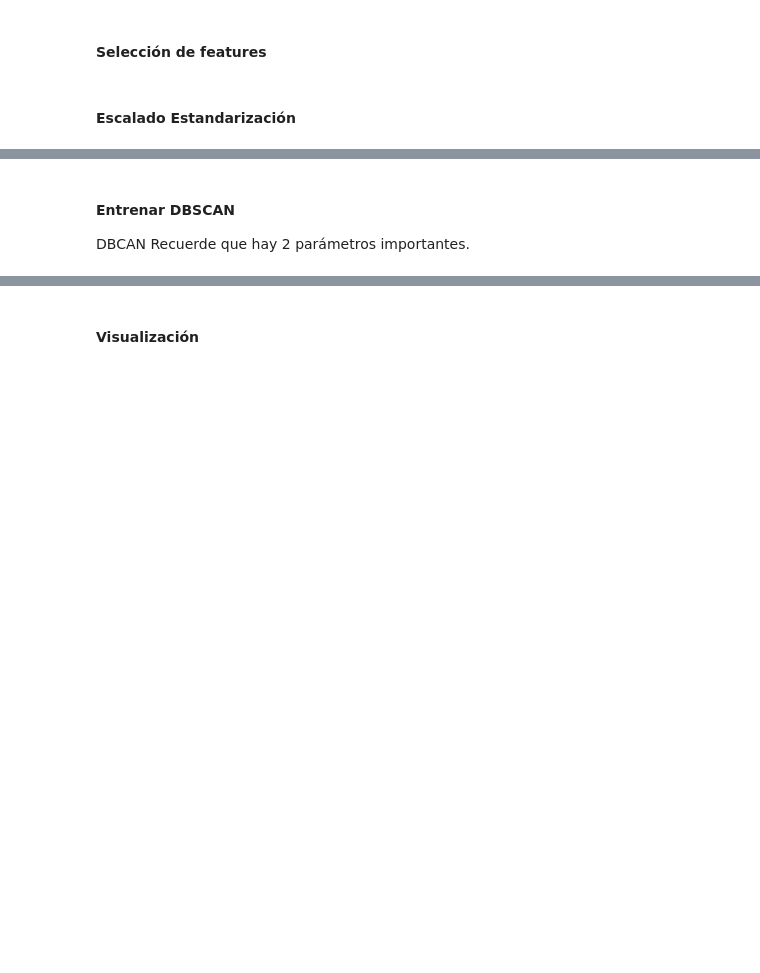
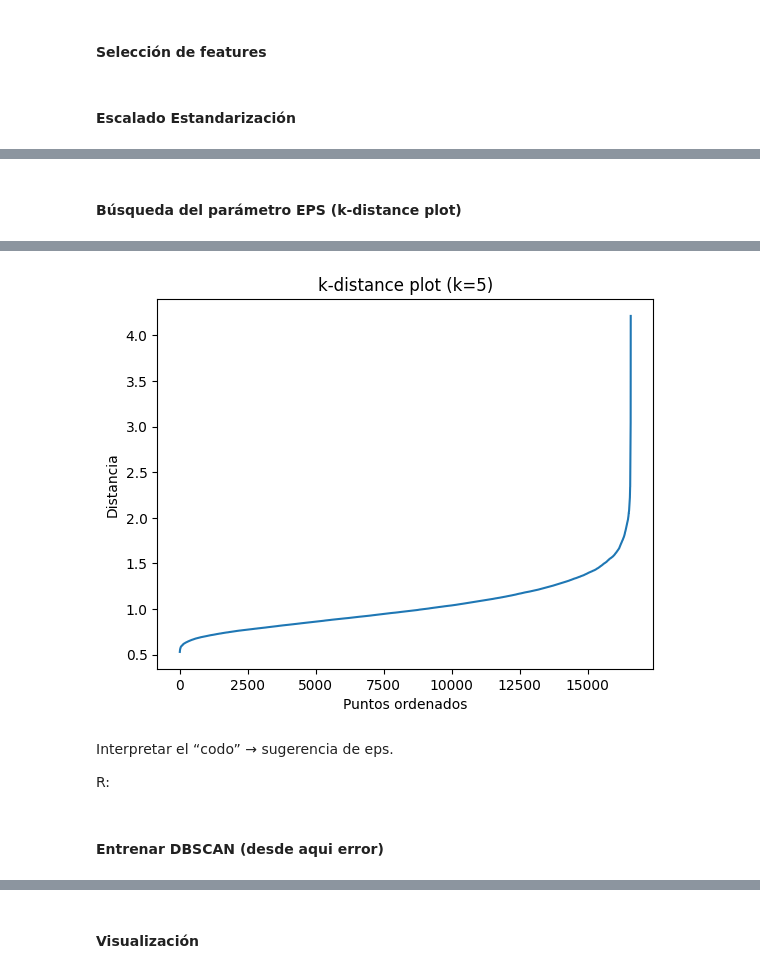
Before and after one commit to BrandonLCC/FIFA_ML_Kedro, a Jupyter notebook: notebooks/unsupervised/02_clustering_dbscan.ipynb.ipynb, the cells around one changed output, grey strips where cells are left out. Drawn from its saved outputs; the diff is of its cells as text; code cells hidden in the pictures; blank space fills up the shorter version.

```diff
--- a/notebooks/unsupervised/02_clustering_dbscan.ipynb.ipynb
+++ b/notebooks/unsupervised/02_clustering_dbscan.ipynb.ipynb
@@ -277,0 +71,14 @@ plt.show()
+# %% [markdown]
+#### **Búsqueda del parámetro EPS (k-distance plot)**
+# %%
+neighbors = NearestNeighbors(n_neighbors=5)
+neighbors_fit = neighbors.fit(X_scaled)
+distances, indices = neighbors_fit.kneighbors(X_scaled)
+
+distances = np.sort(distances[:, 4])
+plt.plot(distances)
+plt.title("k-distance plot (k=5)")
+plt.xlabel("Puntos ordenados")
+plt.ylabel("Distancia")
+plt.show()
+# %% [output]
@@ -278,6 +86,8 @@ plt.show()
+[figure, added]
+# %% [markdown]
+Interpretar el “codo” → sugerencia de eps.
+
+R:
 # %% [markdown]
-#### **Entrenar DBSCAN**
-
-DBCAN
-Recuerde que hay 2 parámetros importantes.
+#### **Entrenar DBSCAN** (desde aqui error)
 # %%
```
Also changed, not shown: parts of 19 cells of this notebook, 1 other file.
